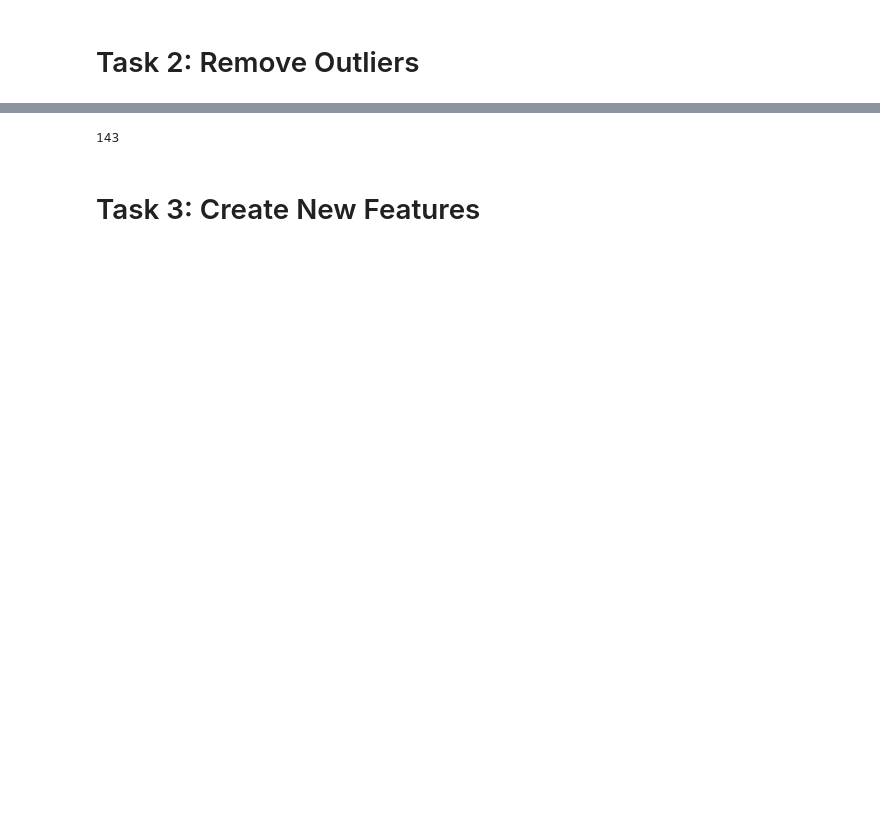
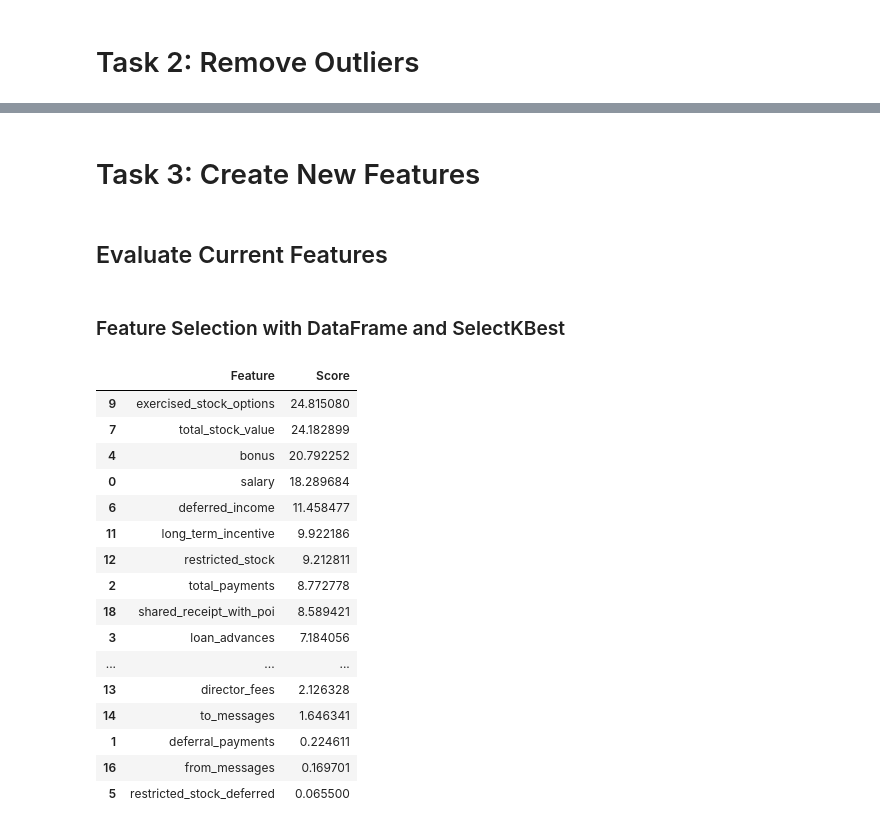
Before and after one commit to trenton3983/ud120-projects, a Jupyter notebook: ML_Project_Research.ipynb, the cells around one changed output, grey strips where cells are left out. Drawn from its saved outputs; the diff is of its cells as text; code cells hidden in the pictures; blank space fills up the shorter version.

```diff
--- a/ML_Project_Research.ipynb
+++ b/ML_Project_Research.ipynb
@@ -241,0 +154,3 @@ Name: TOTAL, dtype: object
+# %%
+outlier_keys = ['TOTAL','LOCKHART EUGENE E','THE TRAVEL AGENCY IN THE PARK']
+df =df.drop(outlier_keys)
@@ -243,13 +160,53 @@ Name: TOTAL, dtype: object
 outliers = ['THE TRAVEL AGENCY IN THE PARK', 'LOCKHART EUGENE E', 'TOTAL']
 for value in outliers:
     del data_dict[value]
-# %%
-len(data_dict)
-# %% [output]
-143
 # %% [markdown]
 # Task 3: Create New Features
+# %% [markdown]
+## Evaluate Current Features
+# %%
+def select_k_best(features: np.ndarray, labels: list, k: str='all', classifier=f_classif) -> pd.DataFrame:
+    """
+    Wrapper function for SelectKBest
+    input:
+        features (np.ndarray)
+        labels (list)
+        k (int or 'all'): how many features to use
+        classifier (function): http://scikit-learn.org/stable/modules/generated/sklearn.feature_selection.SelectKBest.html#sklearn.feature_selection.SelectKBest
+    """
+    feature_selector = SelectKBest(classifier, k)
+    feature_selector.fit(features, labels)
+    features = feature_selector.transform(features)
+    feature_scores = list(zip(feature_list[1:], feature_selector.scores_))
+    score_chart_df = pd.DataFrame(feature_scores, columns=['Feature', 'Score'])
+    return score_chart_df.sort_values(by=['Score'], ascending=False)
+# %% [markdown]
+### Feature Selection with DataFrame and SelectKBest
 # %%
 # In order to perform calculations
 df = df.replace(np.nan, 0.0)
 df['poi'] = df['poi'].replace([False, True], [0.0, 1.0])
+
+features_df = list(df.columns.values)
+features_df.remove('poi')
+features_df.remove('email_address')
+
+select_k_best(features=df[features_df].values, labels=df['poi'].values)
+# %% [output]
+|  | Feature | Score |
+| 9 | exercised_stock_options | 24.815080 |
+| 7 | total_stock_value | 24.182899 |
+| 4 | bonus | 20.792252 |
+| 0 | salary | 18.289684 |
+| 6 | deferred_income | 11.458477 |
+| 11 | long_term_incentive | 9.922186 |
+| 12 | restricted_stock | 9.212811 |
+| 2 | total_payments | 8.772778 |
+| 18 | shared_receipt_with_poi | 8.589421 |
+| 3 | loan_advances | 7.184056 |
+| ... | ... | ... |
+| 13 | director_fees | 2.126328 |
+| 14 | to_messages | 1.646341 |
+| 1 | deferral_payments | 0.224611 |
+| 16 | from_messages | 0.169701 |
+| 5 | restricted_stock_deferred | 0.065500 |
```
Also changed, not shown: parts of 31 cells of this notebook.
